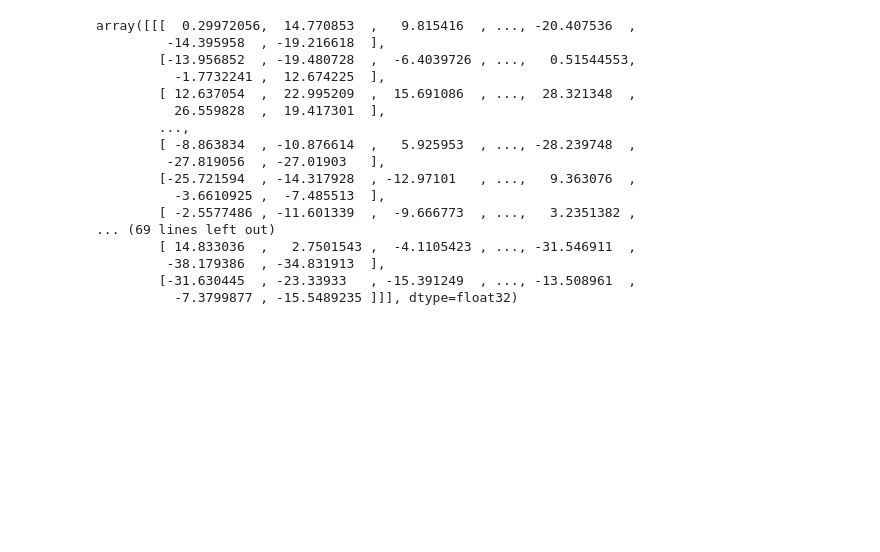
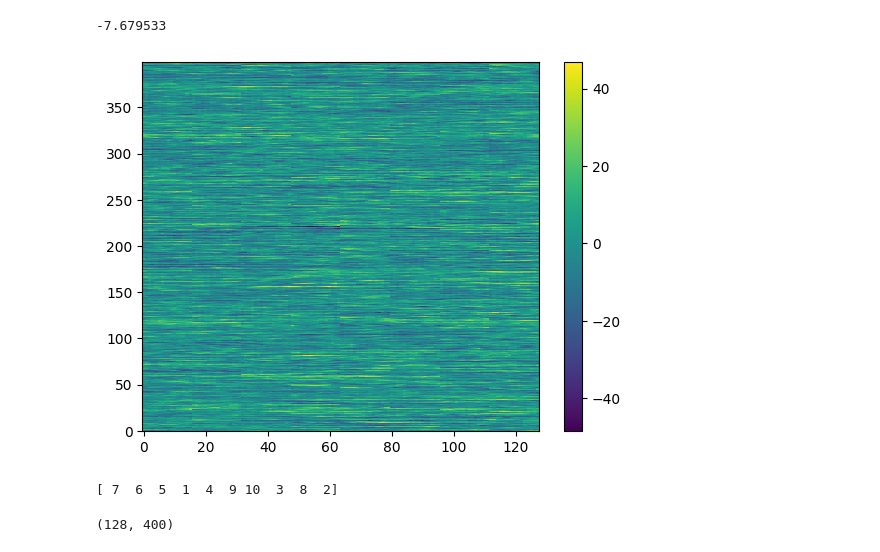
Before and after one commit to sccn/eegprep, a Jupyter notebook: sandbox.ipynb, the cells around one changed output. Cells and saved outputs as stored; diff of their text form; code cells hidden in the pictures; blank space fills up the shorter version.

```diff
--- a/sandbox.ipynb
+++ b/sandbox.ipynb
@@ -97,26 +179,37 @@ Ready.
 # %%
 import pop_loadset
-import importlib
 importlib.reload(pop_loadset)  # Step 3: Reload the library to reflect the changes
 from pop_loadset import pop_loadset
-
+eeglab_file_path = '/System/Volumes/Data/data/matlab/eeglab/sample_data/eeglab_data_epochs_ica.set'
 EEG = pop_loadset(eeglab_file_path)
-EEG['data']
+# EEG['data'].transpose(2, 0, 1).shape
+# EEG['data'][:2,:2,:2]
+EEG['data'][5,10,11]
+# EEG['data'][:,1,0]
 # %% [output]
-array([[[  0.29972056,  14.770853  ,   9.815416  , ..., -20.407536  ,
-         -14.395958  , -19.216618  ],
-        [-13.956852  , -19.480728  ,  -6.4039726 , ...,   0.51544553,
-          -1.7732241 ,  12.674225  ],
-        [ 12.637054  ,  22.995209  ,  15.691086  , ...,  28.321348  ,
-          26.559828  ,  19.417301  ],
-        ...,
-        [ -8.863834  , -10.876614  ,   5.925953  , ..., -28.239748  ,
-         -27.819056  , -27.01903   ],
-        [-25.721594  , -14.317928  , -12.97101   , ...,   9.363076  ,
-          -3.6610925 ,  -7.485513  ],
-        [ -2.5577486 , -11.601339  ,  -9.666773  , ...,   3.2351382 ,
-... (69 lines left out)
-        [ 14.833036  ,   2.7501543 ,  -4.1105423 , ..., -31.546911  ,
-         -38.179386  , -34.831913  ],
-        [-31.630445  , -23.33933   , -15.391249  , ..., -13.508961  ,
-          -7.3799877 , -15.5489235 ]]], dtype=float32)
+-7.679533
+# %%
+plt.imshow(temp[:,:].squeeze(), aspect='auto', origin='lower', interpolation='none')
+plt.colorbar()
+plt.show()
+# %% [output]
+[figure, added]
+# %%
+import numpy as np
+
+# Set the seed for reproducibility
+np.random.seed(42)
+
+# Generate random numbers and use them to shuffle the array
+array = np.arange(1, 11)  # Create an array [1, 2, ..., 10]
+random_numbers = np.random.rand(len(array))
+sort_idx = np.argsort(random_numbers)
+shuffled_array = array[sort_idx]
+
+print(shuffled_array)
+# %% [output]
+[ 7  6  5  1  4  9 10  3  8  2]
+# %%
+temp.squeeze().shape
+# %% [output]
+(128, 400)
```
Also changed, not shown: parts of 3 cells of this notebook, 3 other files.
